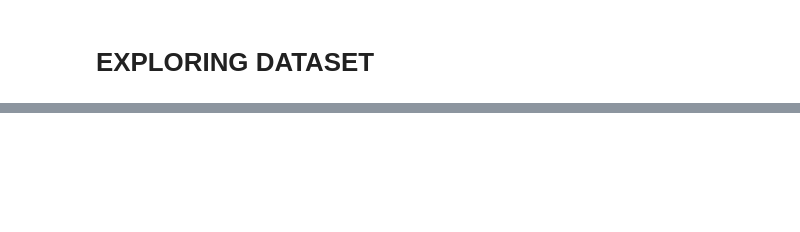
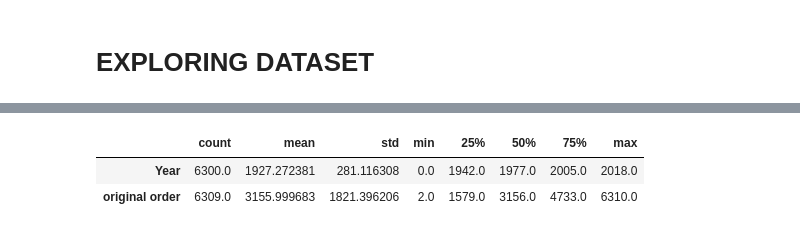
Before and after one commit to VictorPablo12/data-cleaning-pandas, a Jupyter notebook: analysis.ipynb, the cells around one changed output, grey strips where cells are left out. Cells and saved outputs as stored; diff of their text form; code cells hidden in the pictures; blank space fills up the shorter version.

```diff
--- a/analysis.ipynb
+++ b/analysis.ipynb
@@ -21,0 +54,6 @@ df.describe()
+# %%
+df.describe().T #Year & original order are the only numeric values, although we already knew it lookin at df.info()
+# %% [output]
+|  | count | mean | std | min | 25% | 50% | 75% | max |
+| Year | 6300.0 | 1927.272381 | 281.116308 | 0.0 | 1942.0 | 1977.0 | 2005.0 | 2018.0 |
+| original order | 6309.0 | 3155.999683 | 1821.396206 | 2.0 | 1579.0 | 3156.0 | 4733.0 | 6310.0 |
```
Also changed, not shown: parts of 21 cells of this notebook.
